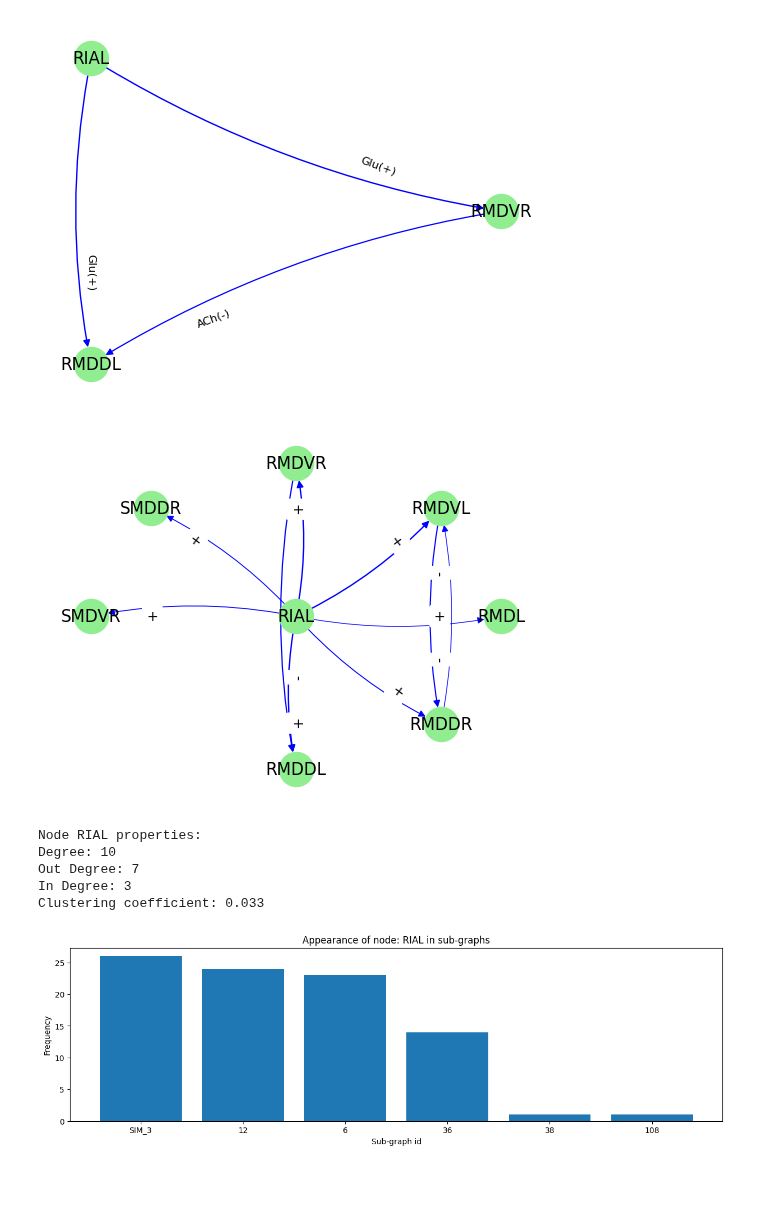
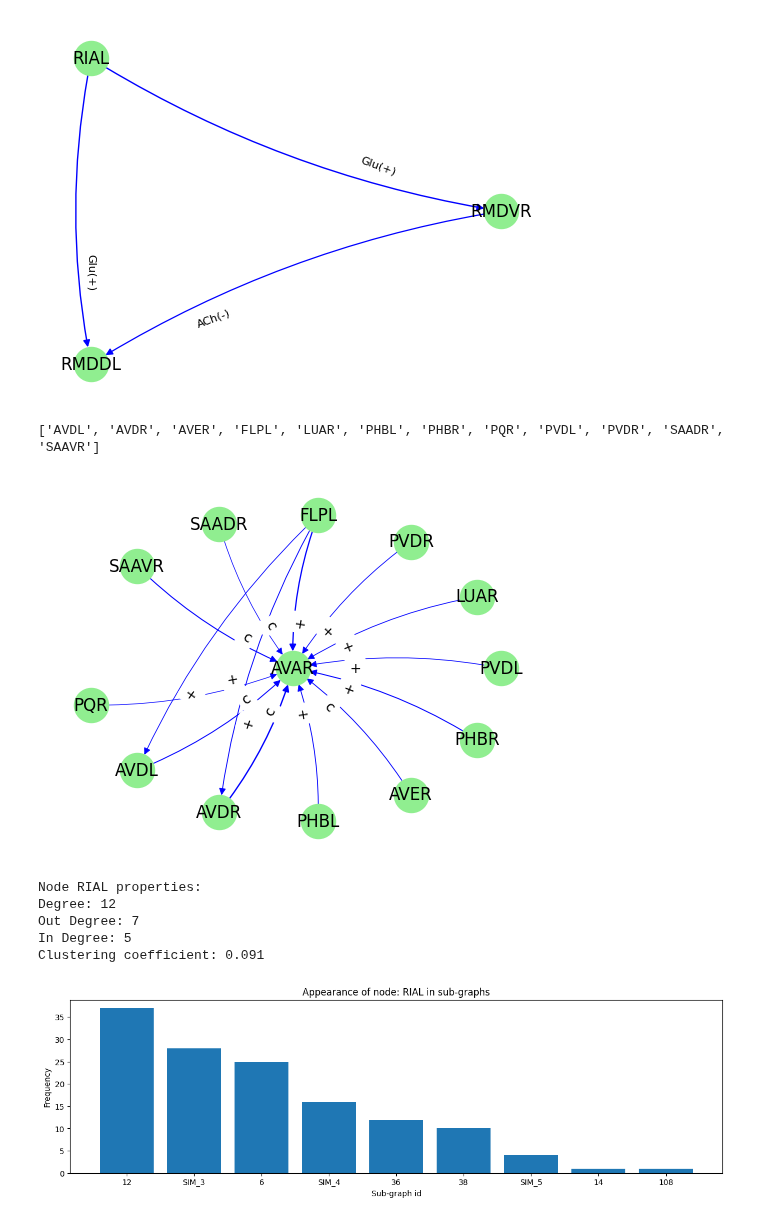
Before and after one commit to deangeckt/network_motifs, a Jupyter notebook: post_motif_analysis/motif_analysis.ipynb, the cells around one changed output. Drawn from its saved outputs; the diff is of its cells as text; code cells hidden in the pictures; blank space fills up the shorter version.

Commit message:
analysis notebook fix api + new analysis network utils file

```diff
--- a/post_motif_analysis/motif_analysis.ipynb
+++ b/post_motif_analysis/motif_analysis.ipynb
@@ -16,7 +17,7 @@ from utils.isomorphic import get_sub_graph_mapping_to_motif
 # %%
 #data = import_results('results/cook_si2_herm_chem_k3_m5.bin')
 # data = import_results('results/pol_k3_m5.bin')
-data = import_results('results/pol_k3_m25.bin')
+data = import_results('results/cmpx_pol_k3_m25.bin')
 
 # data = import_results('results/cmpx_pol_k3_m5.bin')
 # data = import_results('results/cmpx_pol_k3_m10.bin')
@@ -163,29 +164,6 @@ def plot_motif_roles(motif: Motif, top=5):
 def get_polarity_index(motif: Motif, polarity: list[str]):
     pol_ids = [m.polarity for m in motif.polarity_motifs]
     return pol_ids.index(polarity)
-# %%
-def node_properties(node: Union[str, int], top=15):
-    print(f'Node {node} properties:')
-
-    node_idx = network.neuron_names.index(node) if isinstance(node, str) else node
-    print(f'Degree: {network.graph.degree[node_idx]}')
-    print(f'Out Degree: {network.graph.out_degree[node_idx]}')
-    print(f'In Degree: {network.graph.in_degree[node_idx]}')
-    print(f'Clustering coefficient: {round(nx.average_clustering(network.graph, nodes=[node_idx]), 3)}')
-
-    node_freq_in_motifs = {str(motif.id): motif.node_appearances.get(node, 0) for motif in motifs.values()}
-    # filter only nodes that appear at least 1
-    node_freq_in_motifs = {x:y for x,y in node_freq_in_motifs.items() if y!=0}
-
-    freq_sorted = dict(sorted(node_freq_in_motifs.items(), key=lambda ele: ele[1], reverse=True))
-
-    fig, ax = plt.subplots(nrows=1, ncols=1, figsize=(top, 4))
-    ax.set_title(f'Appearance of node: {node} in sub-graphs')
-    ax.set_ylabel('Frequency')
-    ax.set_xlabel('Sub-graph id')
-
-    ax.bar(list(freq_sorted.keys())[:top], list(freq_sorted.values())[:top])
-    # plt.show()
 # %%
 def get_motif_sub_graphs(motif: Motif, node = '', role = ''):
     motif_name = f'{motif.name.value}-{motif.id}' if motif.name.value != MotifName.na else motif.id
@@ -274,3 +186,18 @@ def draw_neighbors(neuron: str, full_pol=True):
+# %%
+def plot_node_in_motifs_freq(node: Union[str, int], top=15):
+    node_freq_in_motifs = {str(motif.id): motif.node_appearances.get(node, 0) for motif in motifs.values()}
+    # filter only nodes that appear at least 1
+    node_freq_in_motifs = {x: y for x, y in node_freq_in_motifs.items() if y != 0}
+
+    freq_sorted = dict(sorted(node_freq_in_motifs.items(), key=lambda ele: ele[1], reverse=True))
+
+    fig, ax = plt.subplots(nrows=1, ncols=1, figsize=(top, 4))
+    ax.set_title(f'Appearance of node: {node} in sub-graphs')
+    ax.set_ylabel('Frequency')
+    ax.set_xlabel('Sub-graph id')
+
+    ax.bar(list(freq_sorted.keys())[:top], list(freq_sorted.values())[:top])
+    # plt.show()
 # %%
 # delete SIM subgraphs
 # del_sims = []
@@ -371,15 +316,17 @@ draw_sub_graph(['RIAL', 'RMDDL', 'RMDVR'])
 # %% [output]
 [figure]
 # %%
-draw_neighbors('RIAL', False)
+draw_neighbors(network, 'AVAR', 'in', False)
 # %% [output]
+['AVDL', 'AVDR', 'AVER', 'FLPL', 'LUAR', 'PHBL', 'PHBR', 'PQR', 'PVDL', 'PVDR', 'SAADR', 'SAAVR']
-[figure, old version]
+[figure, new version]
 # %%
-node_properties('RIAL')
+plot_node_in_motifs_freq('RIAL')
+node_properties(network, 'RIAL')
 # %% [output]
 Node RIAL properties:
-Degree: 10
+Degree: 12
 Out Degree: 7
-In Degree: 3
-Clustering coefficient: 0.033
+In Degree: 5
+Clustering coefficient: 0.091
-[figure, old version]
+[figure, new version]
```
Also changed, not shown: parts of 9 cells of this notebook, 2 other files.
